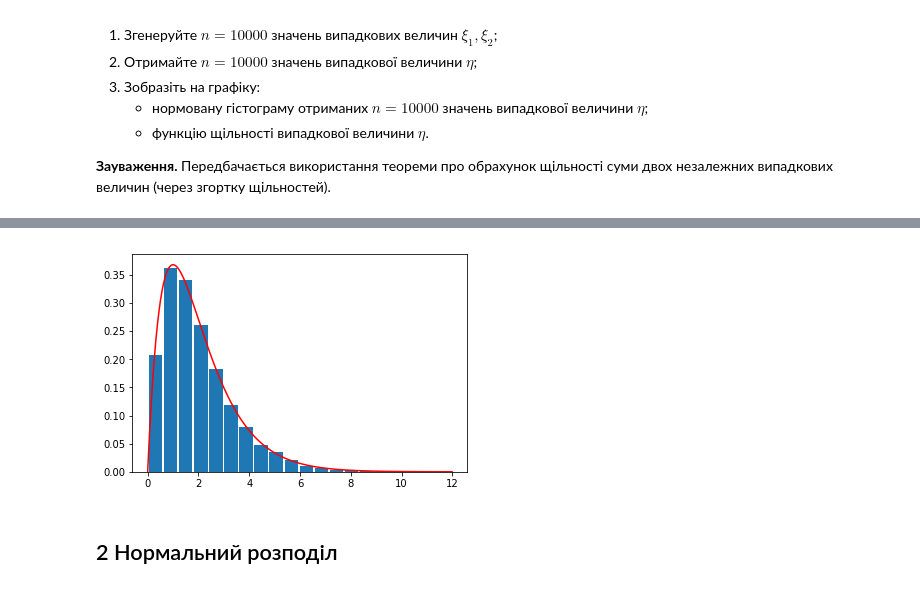
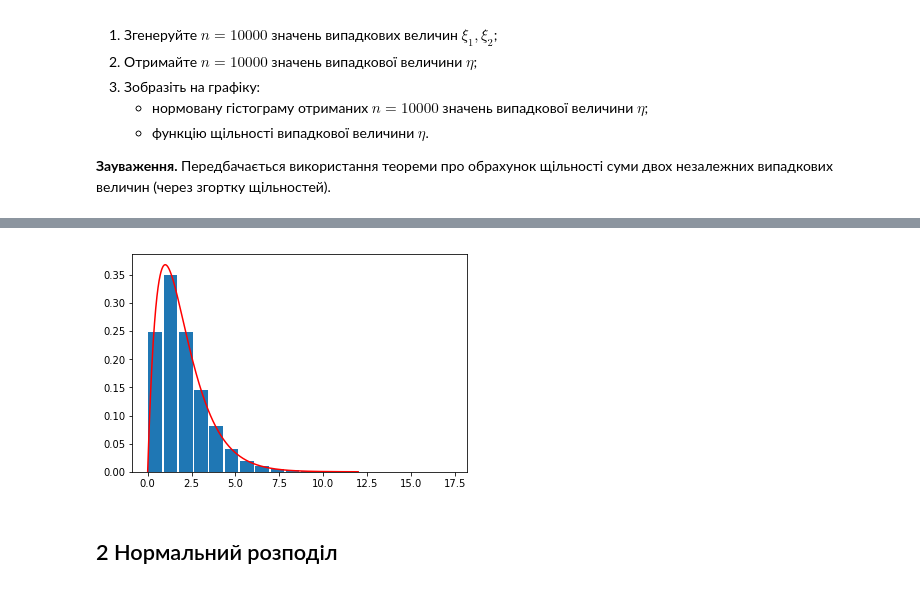
Before and after one commit to davendiy/pt_course2, a Jupyter notebook: Лабораторне заняття 8/Домашня робота 8.ipynb, the cells around one changed output, grey strips where cells are left out. Saved outputs shown, nothing was run; the diff lists cells and outputs as text; code cells hidden in the pictures.

```diff
--- a/Лабораторне заняття 8/Домашня робота 8.ipynb
+++ b/Лабораторне заняття 8/Домашня робота 8.ipynb
@@ -25,18 +25,19 @@ import matplotlib.pyplot as plt
 # Місце для Вашого коду
 
 from scipy.stats import expon
-from scipy.special import gammainc
+
+n = 100_000
 
 rv1 = expon(0, 1)
 rv2 = expon(0, 1)
 
-random1 = rv1.rvs(100_000)
-random2 = rv2.rvs(100_000)
+random1 = rv1.rvs(n)
+random2 = rv2.rvs(n)
 
 res_random = random1 / (random1 + random2)
 x = np.arange(0, 1, 0.01)
 
 plt.hist(res_random, bins=20, density=True, rwidth=0.9)
-plt.plot(x, gammainc(0, np.sqrt(x)), 'r')        # density = Г(0, sqrt(x)) = 1 for real x
+plt.plot(x, np.ones_like(x), 'r')
 plt.show()
 # %% [output]
@@ -58,17 +65,17 @@ plt.show()
 # %%
 # Місце для Вашого коду
 
-random1 = rv1.rvs(10_000)
-random2 = rv2.rvs(10_000)
+random1 = rv1.rvs(n)
+random2 = rv2.rvs(n)
 
 res_random = random1 + random2
 
 x = np.arange(0, 12, 0.01)
 plt.hist(res_random, bins=20, rwidth=0.9, density=True)
 plt.plot(x, x * np.exp(-x), 'r')
 plt.show()
 # %% [output]
-[figure, old version]
+[figure, new version]
 # %% [markdown]
 ## 2 Нормальний розподіл
 # %% [markdown]
```
Also changed, not shown: parts of 7 cells of this notebook, 7 other files.
